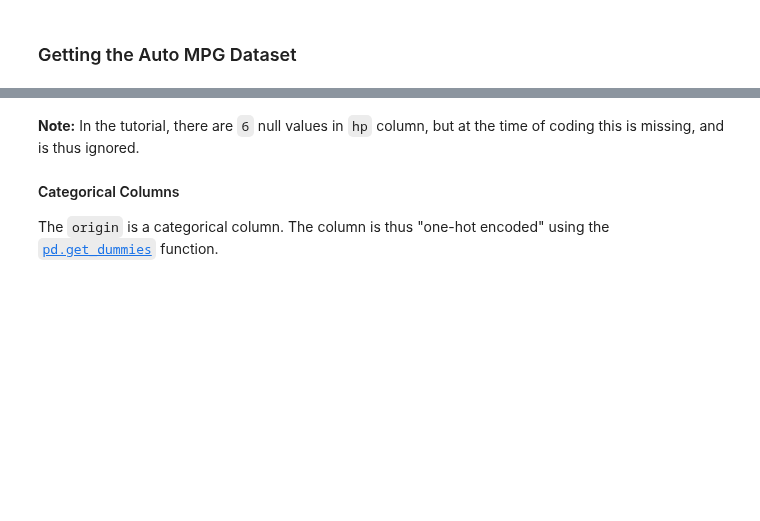
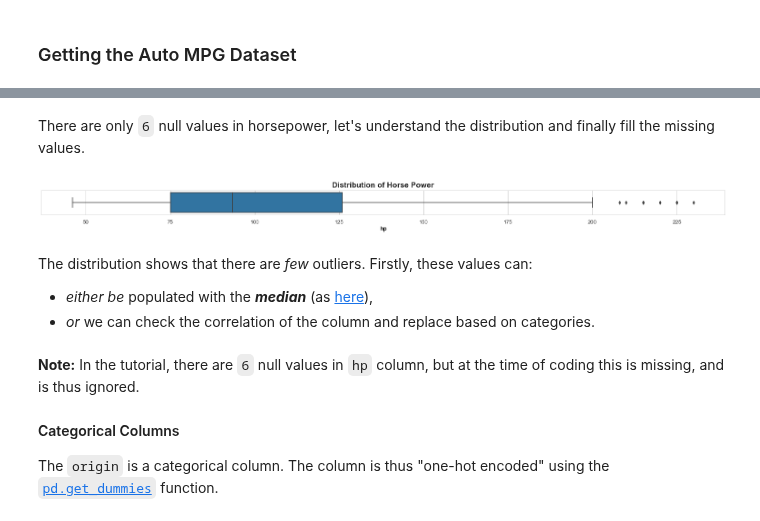
Before and after one commit to ZenithClown/self-development, a Jupyter notebook: Learning Python Programming/Artificial Intelligence (AI)/Deep Learning (DL)/Tensor Flow/1.0 Basic Regression with Keras API.ipynb, the cells around one changed output, grey strips where cells are left out. Drawn from its saved outputs; the diff is of its cells as text; code cells hidden in the pictures; blank space fills up the shorter version.

Commit message:
fill missing values

```diff
--- a/Learning Python Programming/Artificial Intelligence (AI)/Deep Learning (DL)/Tensor Flow/1.0 Basic Regression with Keras API.ipynb
+++ b/Learning Python Programming/Artificial Intelligence (AI)/Deep Learning (DL)/Tensor Flow/1.0 Basic Regression with Keras API.ipynb
@@ -89,0 +102,14 @@ Data does not contain `NaN` values.
+# %% [markdown]
+There are only `6` null values in horsepower, let's understand the distribution and finally fill the missing values.
+# %%
+plt.figure(figsize = (27, 1))
+sns.boxplot(x = "hp", data = dataset)
+
+plt.title("Distribution of Horse Power")
+plt.show()
+# %% [output]
+[figure, added]
+# %% [markdown]
+The distribution shows that there are _few_ outliers. Firstly, these values can:
+* _either be_ populated with the **_median_** (as [here](https://www.neenopal.com/dealing-with-outliers-and-missing-values-in-a-dataset.html)),
+* _or_ we can check the correlation of the column and replace based on categories.
```
Also changed, not shown: parts of 7 cells of this notebook.
